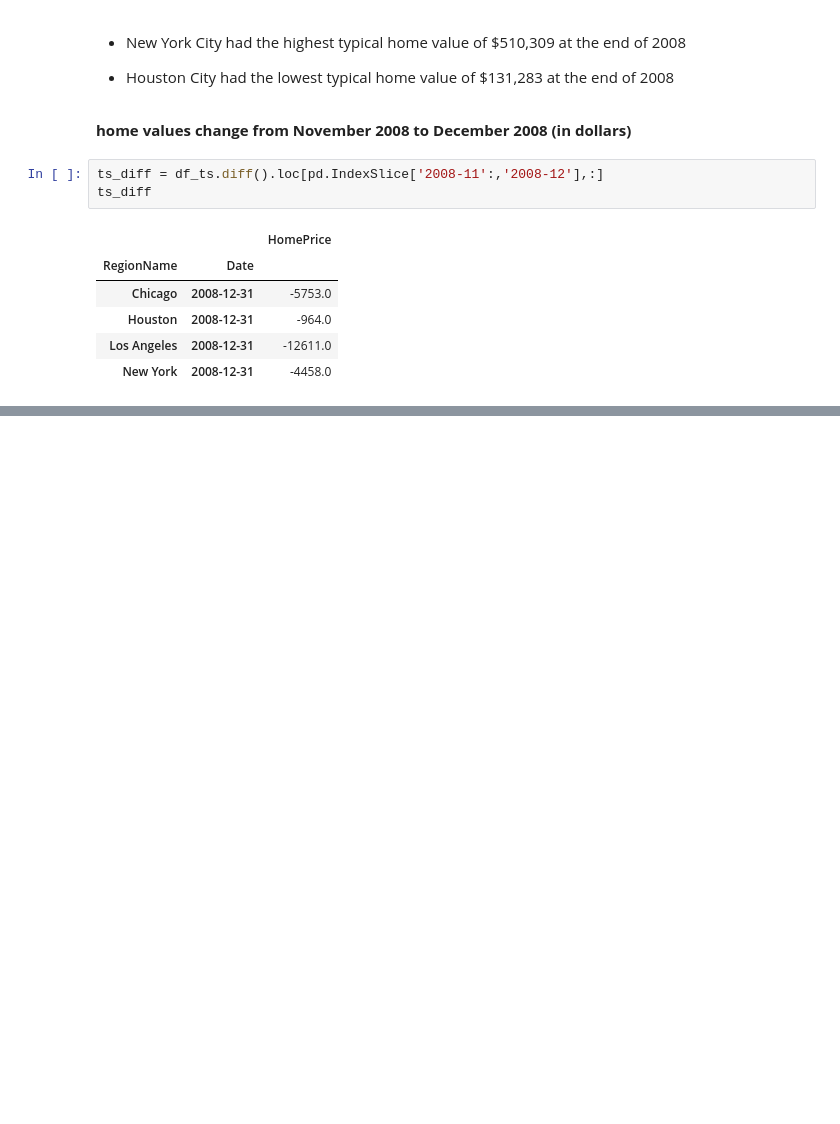
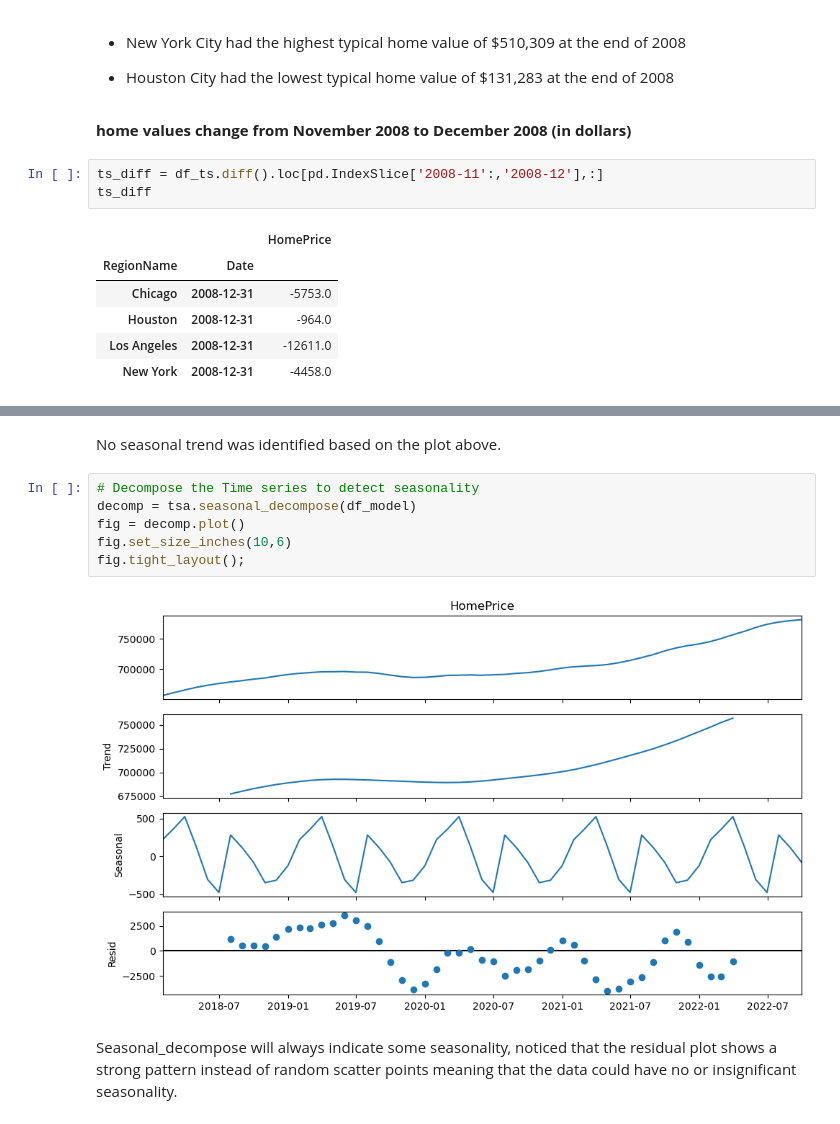
Before and after one commit to Qisam0322/Preparing_Time_Series_From_Wide-Form_Data, a Jupyter notebook: Preparing_Time_Series_from_Wide-Form_Data.ipynb, the cells around one changed output, grey strips where cells are left out. Cells and saved outputs as stored; diff of their text form; blank space fills up the shorter version.

```diff
--- a/Preparing_Time_Series_from_Wide-Form_Data.ipynb
+++ b/Preparing_Time_Series_from_Wide-Form_Data.ipynb
@@ -205,0 +371,12 @@ ts_diff
+# %% [markdown]
+No seasonal trend was identified based on the plot above.
+# %%
+# Decompose the Time series to detect seasonality
+decomp = tsa.seasonal_decompose(df_model)
+fig = decomp.plot()
+fig.set_size_inches(10,6)
+fig.tight_layout();
+# %% [output]
+[figure, added]
+# %% [markdown]
+Seasonal_decompose will always indicate some seasonality, noticed that the residual plot shows a strong pattern instead of random scatter points meaning that the data could have no or insignificant seasonality.
```
Also changed, not shown: parts of 57 cells of this notebook.
